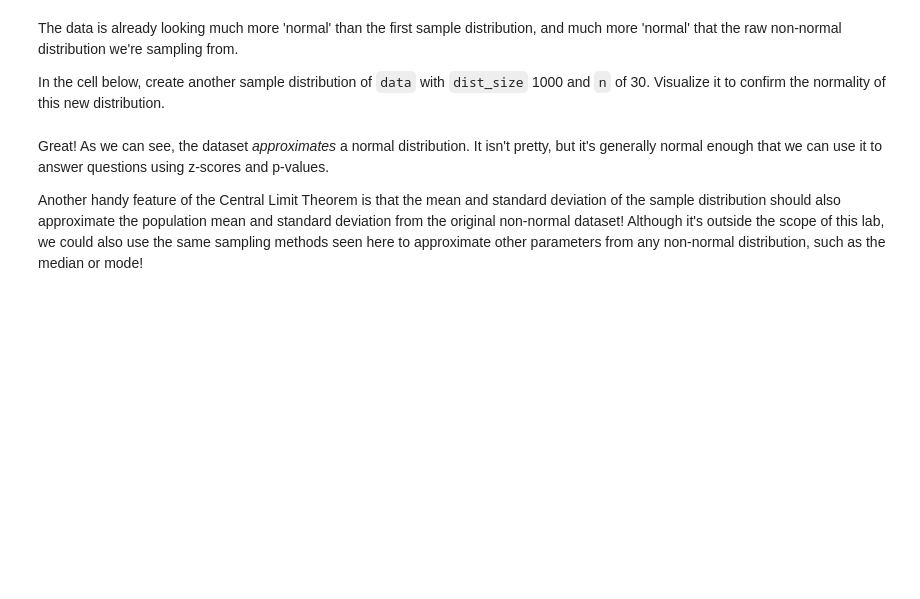
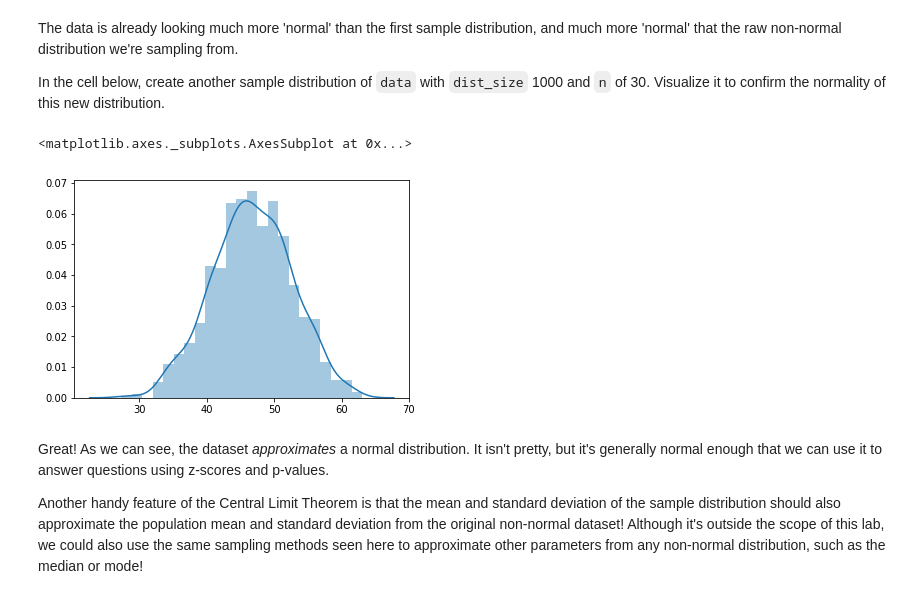
Before and after one commit to minnaf/dsc-central-limit-theorem-lab-nyc-ds-060319, a Jupyter notebook: index.ipynb, the cells around one changed output. Cells and saved outputs as stored; diff of their text form; code cells hidden in the pictures; blank space fills up the shorter version.

```diff
--- a/index.ipynb
+++ b/index.ipynb
@@ -140,8 +140,11 @@ The data is already looking much more 'normal' than the first sample distributio
 
 In the cell below, create another sample distribution of `data` with `dist_size` 1000 and `n` of 30.  Visualize it to confirm the normality of this new distribution.
 # %%
-ex1 = create_sample_distribution(df, dist_size=10, n=3)
-sns.distplot(ex1)
+ex3 = create_sample_distribution(df, dist_size=1000, n=30)
+sns.distplot(ex3)
+# %% [output]
+<matplotlib.axes._subplots.AxesSubplot at 0x...>
+[figure, added]
 # %% [markdown]
 Great! As we can see, the dataset _approximates_ a normal distribution. It isn't pretty, but it's generally normal enough that we can use it to answer questions using z-scores and p-values.
 
```
